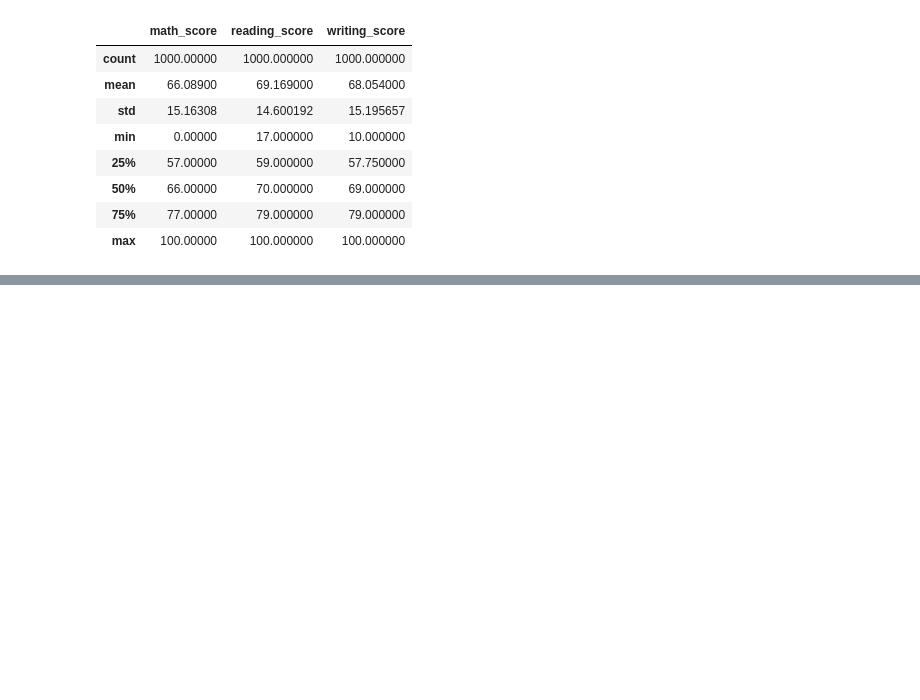
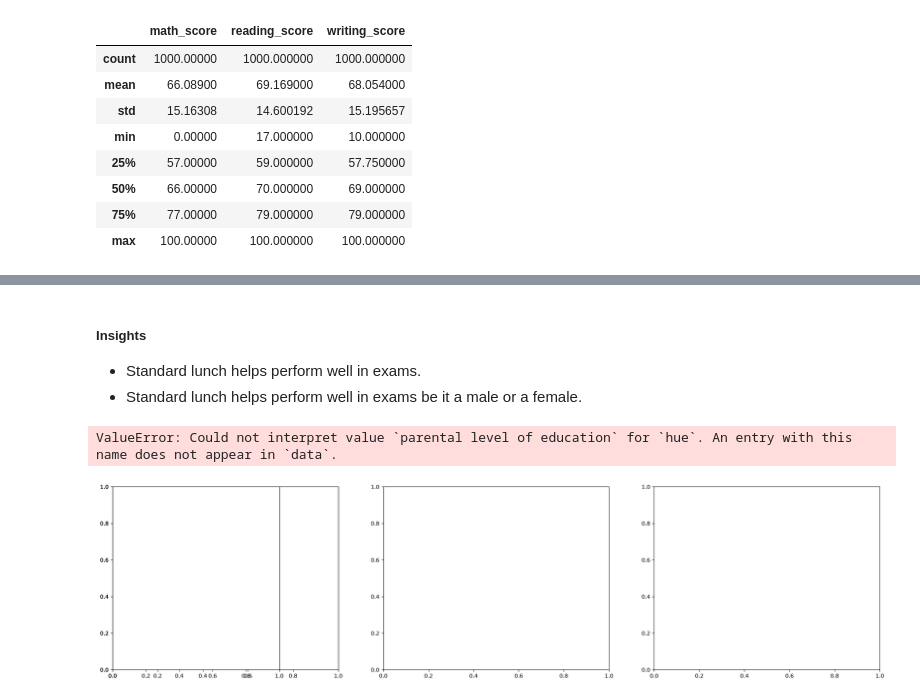
Before and after one commit to Shisank93/mlproject, a Jupyter notebook: notebook/1 . EDA STUDENT PERFORMANCE .ipynb, the cells around one changed output, grey strips where cells are left out. Cells and saved outputs as stored; diff of their text form; code cells hidden in the pictures; blank space fills up the shorter version.

```diff
--- a/notebook/1 . EDA STUDENT PERFORMANCE .ipynb
+++ b/notebook/1 . EDA STUDENT PERFORMANCE .ipynb
@@ -89,0 +292,16 @@ df.describe()
+# %% [markdown]
+#####  Insights
+- Standard lunch helps perform well in exams.
+- Standard lunch helps perform well in exams be it a male or a female.
+# %%
+plt.subplots(1,3,figsize=(25,6))
+plt.subplot(141)
+ax =sns.histplot(data=df,x='average',kde=True,hue='parental level of education')
+plt.subplot(142)
+ax =sns.histplot(data=df[df.gender=='male'],x='average',kde=True,hue='parental level of education')
+plt.subplot(143)
+ax =sns.histplot(data=df[df.gender=='female'],x='average',kde=True,hue='parental level of education')
+plt.show()
+# %% [output]
+ValueError: Could not interpret value `parental level of education` for `hue`. An entry with this name does not appear in `data`.
+[figure, added]
```
Also changed, not shown: parts of 86 cells of this notebook, 10 other files.
